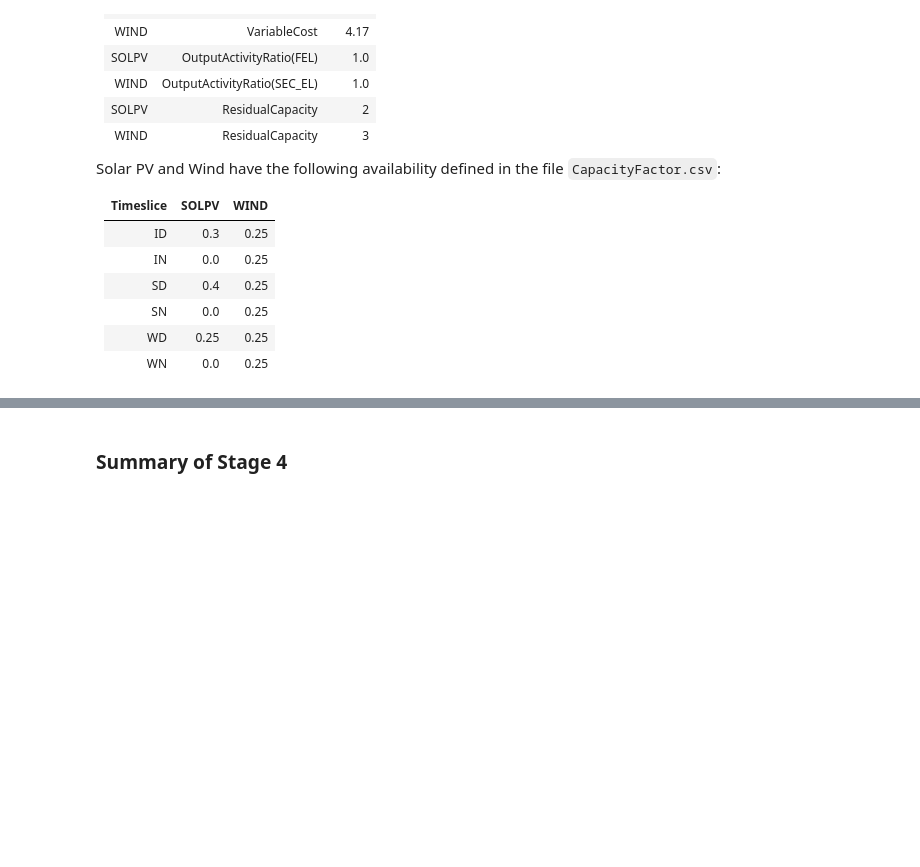
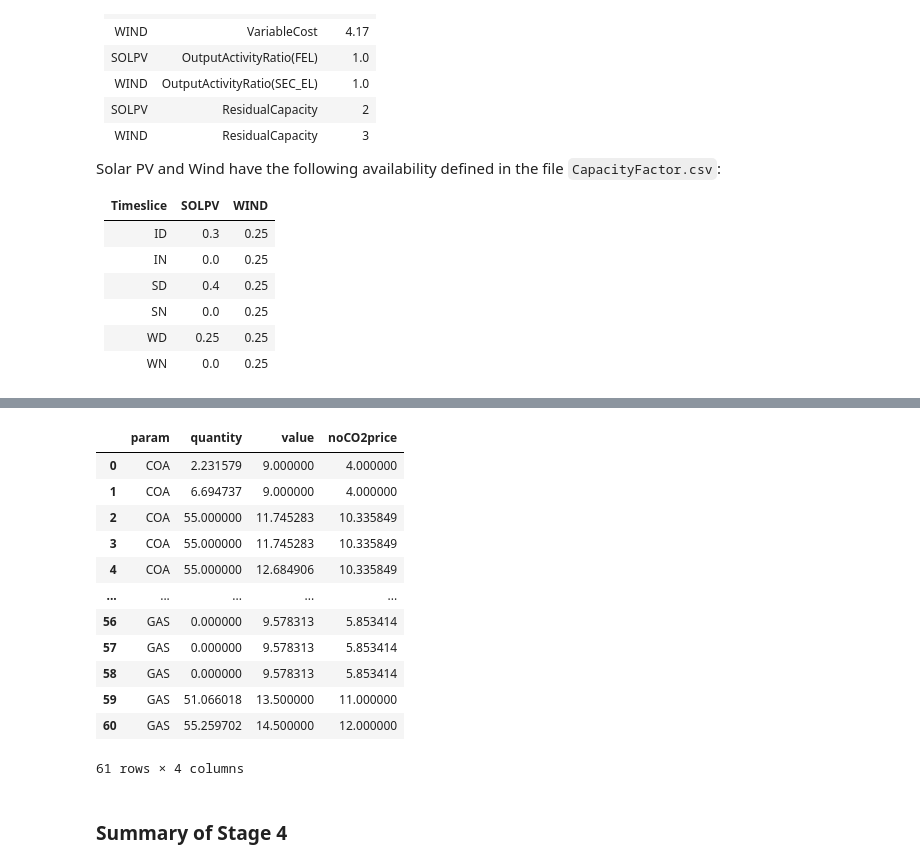
Before and after one commit to KTH-dESA/MJ2383, a Jupyter notebook: mj2383_lab3.ipynb, the cells around one changed output, grey strips where cells are left out. Drawn from its saved outputs; the diff is of its cells as text; code cells hidden in the pictures; blank space fills up the shorter version.

```diff
--- a/mj2383_lab3.ipynb
+++ b/mj2383_lab3.ipynb
@@ -398,5 +420,5 @@ WN | 0.0 | 0.25
 # %%
 results = run_model("model/gas_solar_wind", 1, 60, 2)
 # %%
-data = pd.DataFrame(results)
+renewable_data = pd.DataFrame(results)
 ex.line(data, x='quantity', y='value', facet_col='param', range_x=[0,65], range_y=[0,45], line_shape='vh')
@@ -405,0 +439,9 @@ ex.bar(production.reset_index(), x='FUEL', y='VALUE', color='TECHNOLOGY')
+# %%
+re_emission_results = run_model("model/gas_solar_wind", 1, 60, 2)
+# %%
+re_emission_data = pd.DataFrame(re_emission_results)
+emit_renewable_data = renewable_data.rename(columns={'value': 'noCO2price'})
+all_data = re_emission_data.set_index(['param', 'quantity']).merge(
+    emit_renewable_data.set_index(['param', 'quantity']), left_index=True, right_index=True)
+ex.line(all_data.reset_index(), x='quantity', y=['value','noCO2price'], facet_col='param',
+        range_x=[0, 65], range_y=[0, 80],line_shape='vh')
@@ -406,3 +450,21 @@ ex.bar(production.reset_index(), x='FUEL', y='VALUE', color='TECHNOLOGY')
+# %%
+all_data.reset_index()
+#emit_renewable_data[emit_renewable_data['param']=='COA']
+#re_emission_data[re_emission_data['param']=='COA']
+# %% [output]
+|  | param | quantity | value | noCO2price |
+| 0 | COA | 2.231579 | 9.000000 | 4.000000 |
+| 1 | COA | 6.694737 | 9.000000 | 4.000000 |
+| 2 | COA | 55.000000 | 11.745283 | 10.335849 |
+| 3 | COA | 55.000000 | 11.745283 | 10.335849 |
+| 4 | COA | 55.000000 | 12.684906 | 10.335849 |
+| ... | ... | ... | ... | ... |
+| 56 | GAS | 0.000000 | 9.578313 | 5.853414 |
+| 57 | GAS | 0.000000 | 9.578313 | 5.853414 |
+| 58 | GAS | 0.000000 | 9.578313 | 5.853414 |
+| 59 | GAS | 51.066018 | 13.500000 | 11.000000 |
+| 60 | GAS | 55.259702 | 14.500000 | 12.000000 |
+61 rows × 4 columns
 # %% [markdown]
 ### Summary of Stage 4
 # %% [markdown]
```
Also changed, not shown: parts of 15 cells of this notebook, 1 other file.
